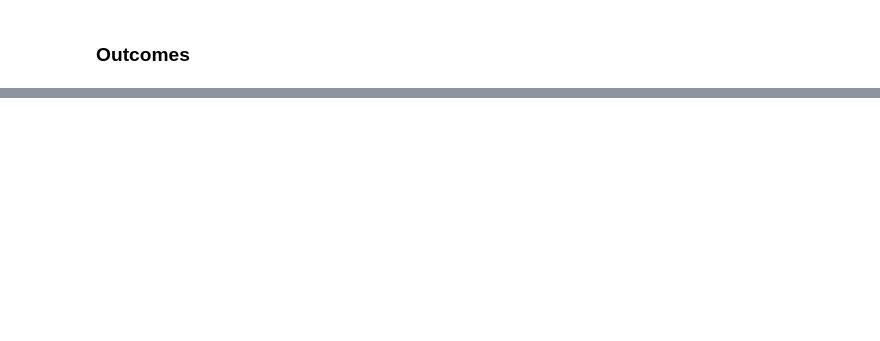
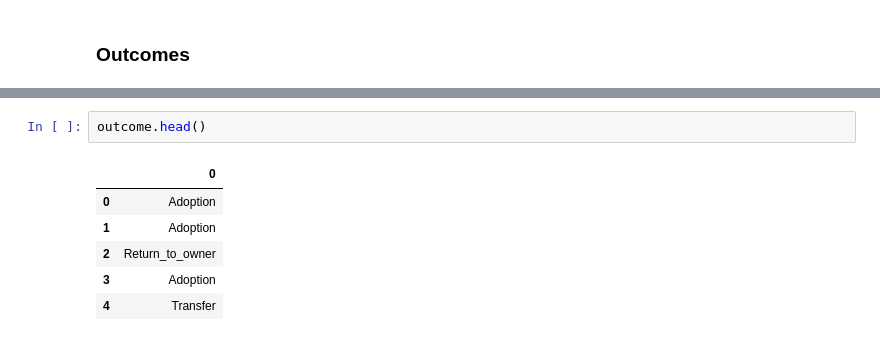
Before and after one commit to cedrictongg/CS5661_DataScience, a Jupyter notebook: FinalProject_Master.ipynb, the cells around one changed output, grey strips where cells are left out. Drawn from its saved outputs; the diff is of its cells as text; blank space fills up the shorter version.

```diff
--- a/FinalProject_Master.ipynb
+++ b/FinalProject_Master.ipynb
@@ -216,0 +212,9 @@ AnimalType: 0.8558424
+# %%
+outcome.head()
+# %% [output]
+|  | 0 |
+| 0 | Adoption |
+| 1 | Adoption |
+| 2 | Return_to_owner |
+| 3 | Adoption |
+| 4 | Transfer |
```
Also changed, not shown: parts of 8 cells of this notebook.
